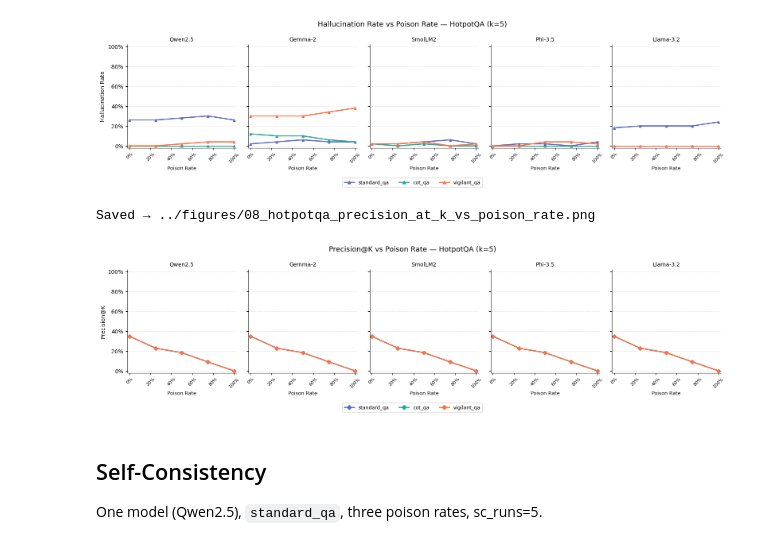
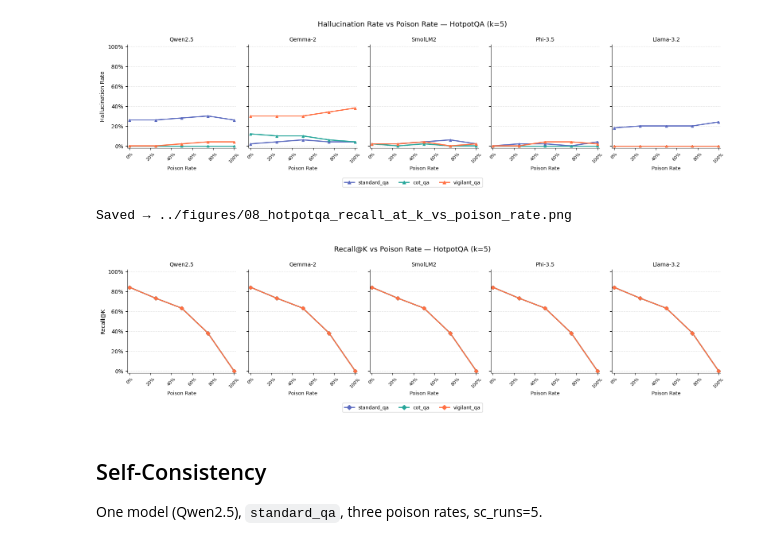
Before and after one commit to PrismaKisar/rag-trustworthiness, a Jupyter notebook: notebooks/08_hotpotqa_experiment.ipynb, the cells around one changed output. Cells and saved outputs as stored; diff of their text form; code cells hidden in the pictures.

```diff
--- a/notebooks/08_hotpotqa_experiment.ipynb
+++ b/notebooks/08_hotpotqa_experiment.ipynb
@@ -195,7 +186,7 @@ def _multi_panel_plot(metric: str, ylabel: str, marker: str, fname: str):
         for p in PROMPT_TYPES
     ]
     fig.legend(handles=handles, fontsize=9, loc="lower center", ncol=3, bbox_to_anchor=(0.5, -0.08))
-    fig.suptitle(f"{ylabel} vs Poison Rate — HotpotQA (k={K})", fontsize=13)
+    fig.suptitle(f"{ylabel} vs Poison Rate - HotpotQA (k={K})", fontsize=13)
     plt.tight_layout()
     if not DRY_RUN:
         path = f"../figures/{fname}"
@@ -222,12 +213,12 @@ Saved → ../figures/08_hotpotqa_hallucination_vs_poison_rate.png
 [figure]
 # %%
 _multi_panel_plot(
-    "precision_at_k", "Precision@K", "D",
-    "08_hotpotqa_precision_at_k_vs_poison_rate.png",
+    "recall_at_k", "Recall@K", "D",
+    "08_hotpotqa_recall_at_k_vs_poison_rate.png",
 )
 # %% [output]
-Saved → ../figures/08_hotpotqa_precision_at_k_vs_poison_rate.png
+Saved → ../figures/08_hotpotqa_recall_at_k_vs_poison_rate.png
-[figure, old version]
+[figure, new version]
 # %% [markdown]
 ## Self-Consistency
 One model (Qwen2.5), `standard_qa`, three poison rates, sc_runs=5.
```
Also changed, not shown: parts of 3 cells of this notebook, 9 other files.
